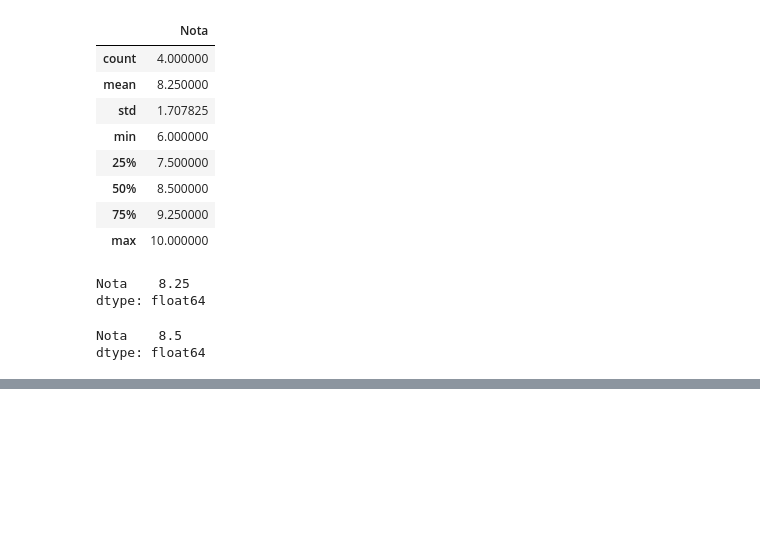
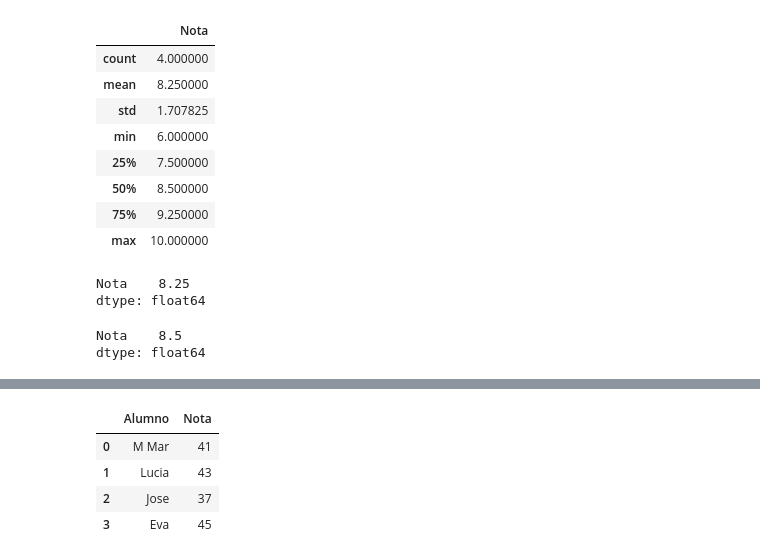
Before and after one commit to josecodetech/pandas, a Jupyter notebook: pandas.ipynb, the cells around one changed output, grey strips where cells are left out. Saved outputs shown, nothing was run; the diff lists cells and outputs as text; code cells hidden in the pictures; blank space fills up the shorter version.

```diff
--- a/pandas.ipynb
+++ b/pandas.ipynb
@@ -439,0 +462,9 @@ dtype: float64
+# %%
+df['Nota']=df['Nota']+25
+df
+# %% [output]
+|  | Alumno | Nota |
+| 0 | M Mar | 41 |
+| 1 | Lucia | 43 |
+| 2 | Jose | 37 |
+| 3 | Eva | 45 |
```
Also changed, not shown: parts of 7 cells of this notebook.
